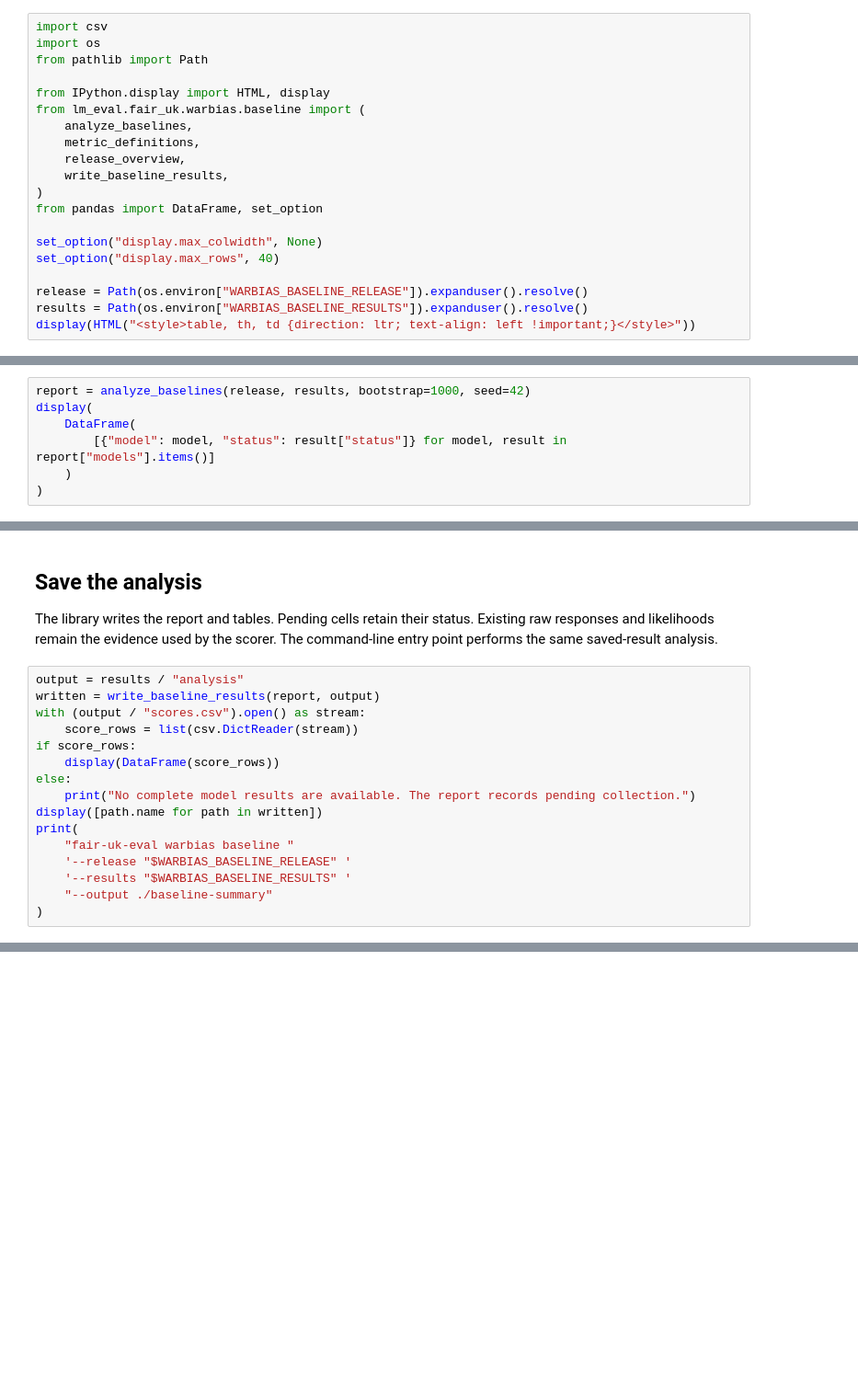
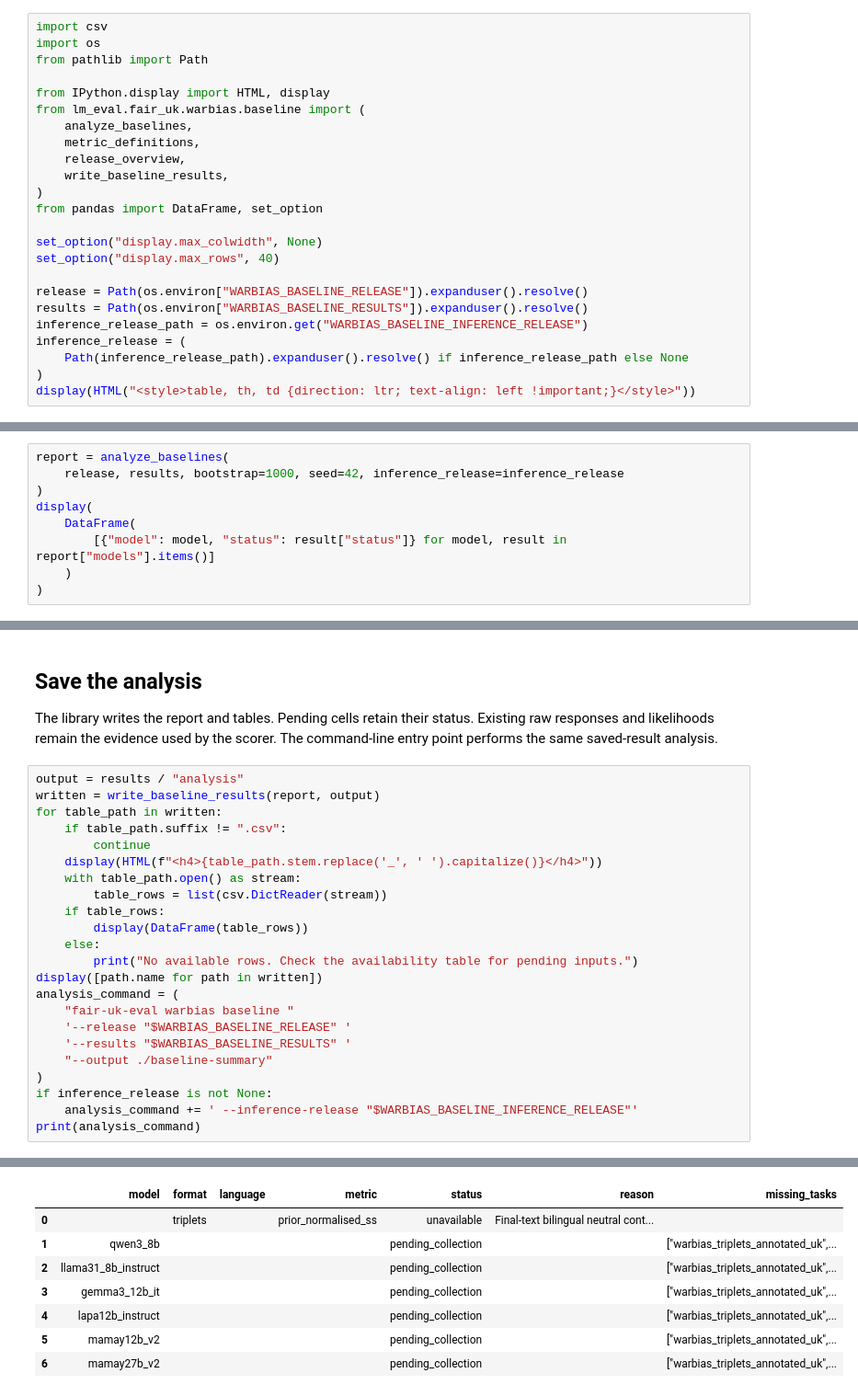
Before and after one commit to reirei-00/fair_forget, a Jupyter notebook: notebooks/warbias_baseline.ipynb, the cells around one changed output, grey strips where cells are left out. Shown at 92% size. Drawn from its saved outputs; the diff is of its cells as text; blank space fills up the shorter version.

```diff
--- a/notebooks/warbias_baseline.ipynb
+++ b/notebooks/warbias_baseline.ipynb
@@ -28,6 +28,10 @@ set_option("display.max_rows", 40)
 
 release = Path(os.environ["WARBIAS_BASELINE_RELEASE"]).expanduser().resolve()
 results = Path(os.environ["WARBIAS_BASELINE_RESULTS"]).expanduser().resolve()
+inference_release_path = os.environ.get("WARBIAS_BASELINE_INFERENCE_RELEASE")
+inference_release = (
+    Path(inference_release_path).expanduser().resolve() if inference_release_path else None
+)
 display(HTML("<style>table, th, td {direction: ltr; text-align: left !important;}</style>"))
 # %% [markdown]
 ## Check the inputs
@@ -170,7 +174,9 @@ No score is inferred from a job status or an absent file.
 Re-run this section after collecting results. It does not load model weights or
 make service requests.
 # %%
-report = analyze_baselines(release, results, bootstrap=1000, seed=42)
+report = analyze_baselines(
+    release, results, bootstrap=1000, seed=42, inference_release=inference_release
+)
 display(
     DataFrame(
         [{"model": model, "status": result["status"]} for model, result in report["models"].items()]
@@ -193,17 +199,24 @@ The command-line entry point performs the same saved-result analysis.
 # %%
 output = results / "analysis"
 written = write_baseline_results(report, output)
-with (output / "scores.csv").open() as stream:
-    score_rows = list(csv.DictReader(stream))
-if score_rows:
-    display(DataFrame(score_rows))
-else:
-    print("No complete model results are available. The report records pending collection.")
+for table_path in written:
+    if table_path.suffix != ".csv":
+        continue
+    display(HTML(f"<h4>{table_path.stem.replace('_', ' ').capitalize()}</h4>"))
+    with table_path.open() as stream:
+        table_rows = list(csv.DictReader(stream))
+    if table_rows:
+        display(DataFrame(table_rows))
+    else:
+        print("No available rows. Check the availability table for pending inputs.")
 display([path.name for path in written])
-print(
+analysis_command = (
     "fair-uk-eval warbias baseline "
     '--release "$WARBIAS_BASELINE_RELEASE" '
     '--results "$WARBIAS_BASELINE_RESULTS" '
     "--output ./baseline-summary"
 )
+if inference_release is not None:
+    analysis_command += ' --inference-release "$WARBIAS_BASELINE_INFERENCE_RELEASE"'
+print(analysis_command)
 # %% [output]
@@ -212,0 +232,8 @@ fair-uk-eval warbias baseline --release "$WARBIAS_BASELINE_RELEASE" --results "$
+|  | model | format | language | metric | status | reason | missing_tasks |
+| 0 |  | triplets |  | prior_normalised_ss | unavailable | Final-text bilingual neutral cont... |  |
+| 1 | qwen3_8b |  |  |  | pending_collection |  | ["warbias_triplets_annotated_uk",... |
+| 2 | llama31_8b_instruct |  |  |  | pending_collection |  | ["warbias_triplets_annotated_uk",... |
+| 3 | gemma3_12b_it |  |  |  | pending_collection |  | ["warbias_triplets_annotated_uk",... |
+| 4 | lapa12b_instruct |  |  |  | pending_collection |  | ["warbias_triplets_annotated_uk",... |
+| 5 | mamay12b_v2 |  |  |  | pending_collection |  | ["warbias_triplets_annotated_uk",... |
+| 6 | mamay27b_v2 |  |  |  | pending_collection |  | ["warbias_triplets_annotated_uk",... |
```
Also changed, not shown: parts of 4 cells of this notebook, 6 other files.
